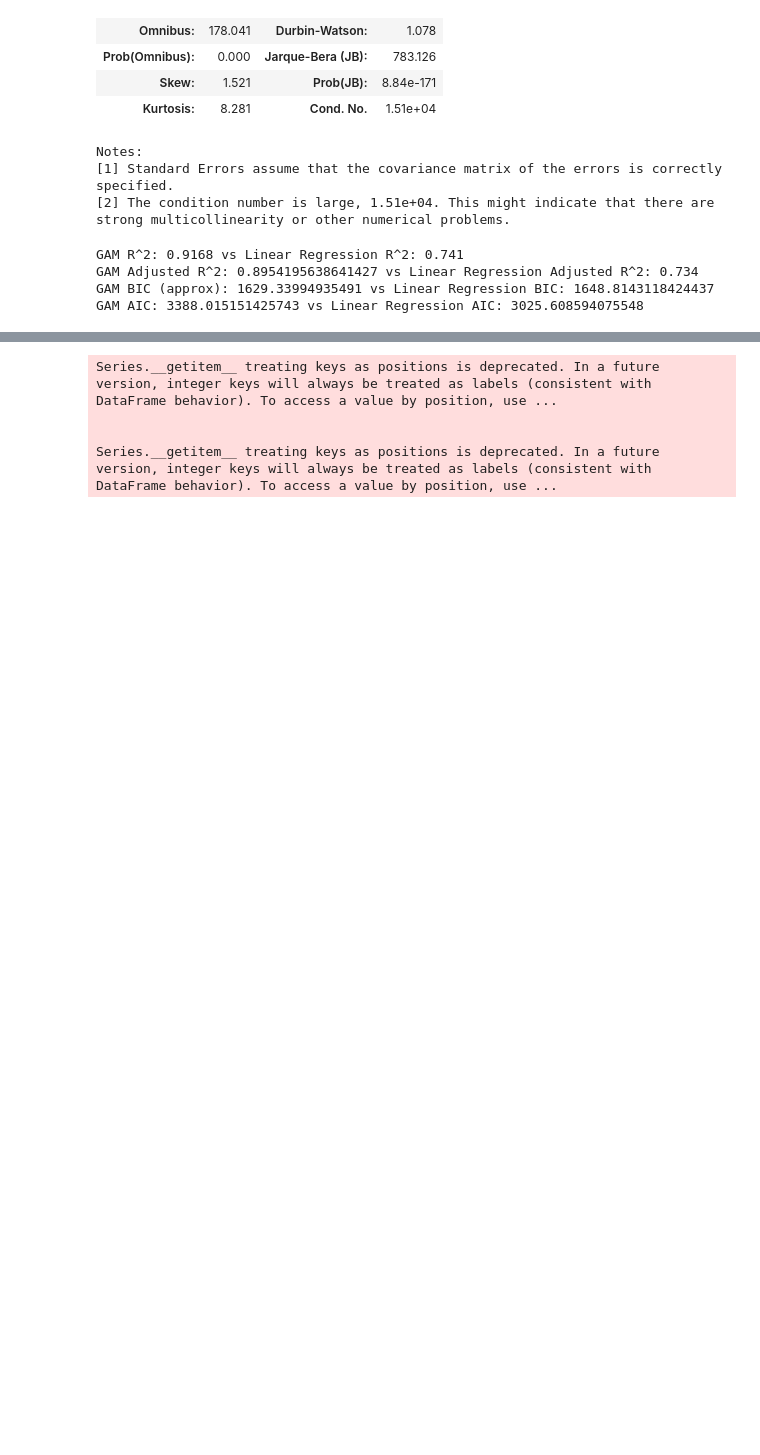
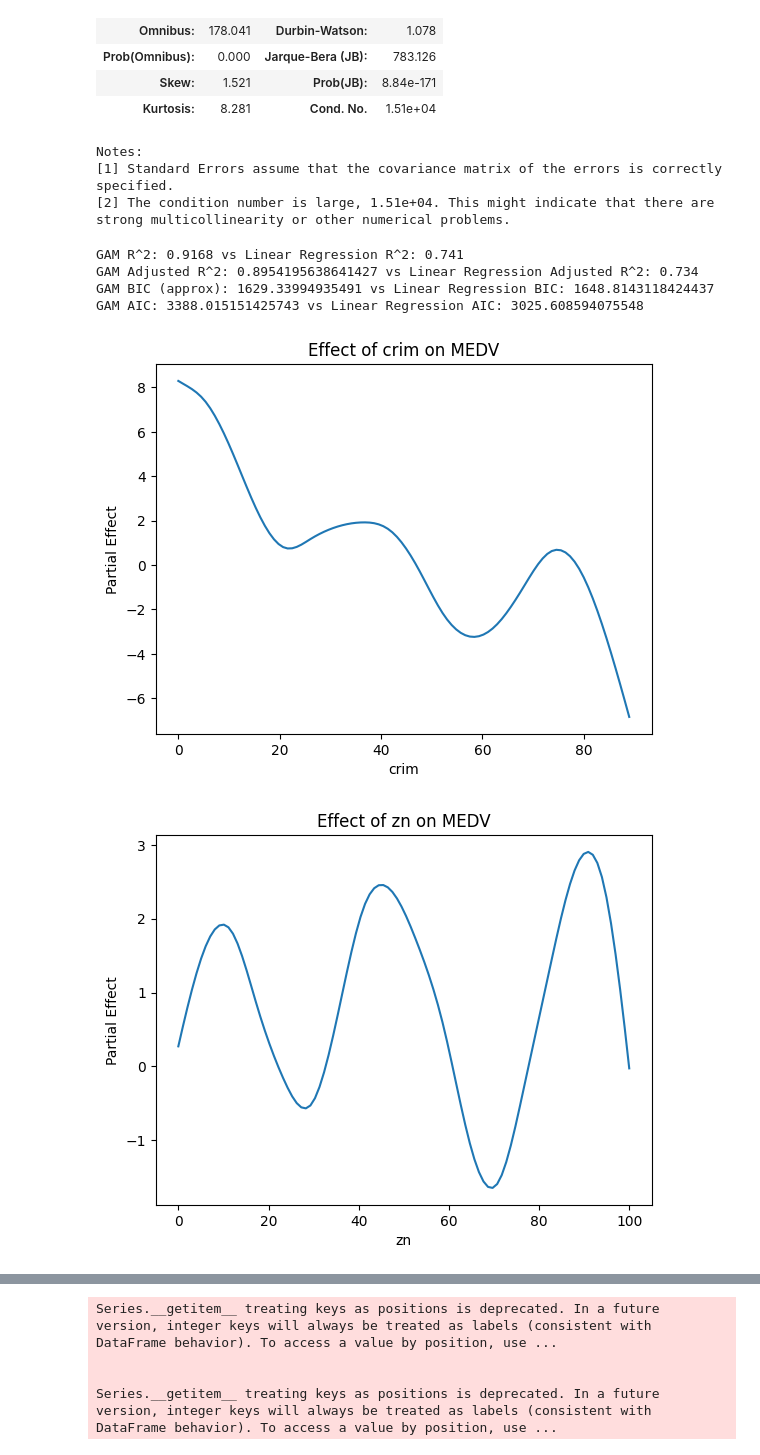
Before and after one commit to Kayvan-Zahiri/Semiparametric-Regression, a Jupyter notebook: nonparametric.ipynb, the cells around one changed output, grey strips where cells are left out. Cells and saved outputs as stored; diff of their text form; code cells hidden in the pictures; blank space fills up the shorter version.

```diff
--- a/nonparametric.ipynb
+++ b/nonparametric.ipynb
@@ -146,3 +147,15 @@ GAM R^2: 0.9168 vs Linear Regression R^2: 0.741
 GAM Adjusted R^2: 0.8954195638641427 vs Linear Regression Adjusted R^2: 0.734
 GAM BIC (approx): 1629.33994935491 vs Linear Regression BIC: 1648.8143118424437
 GAM AIC: 3388.015151425743 vs Linear Regression AIC: 3025.608594075548
+# %%
+for i, col in enumerate(X.columns):
+    XX = gam.generate_X_grid(term=i)
+    plt.figure()
+    plt.plot(XX[:, i], gam.partial_dependence(term=i, X=XX))
+    plt.title(f"Effect of {col} on MEDV")
+    plt.xlabel(col)
+    plt.ylabel("Partial Effect")
+    plt.show()
+# %% [output]
+[figure, added]
+[figure, added]
```
Also changed, not shown: parts of 22 cells of this notebook.
